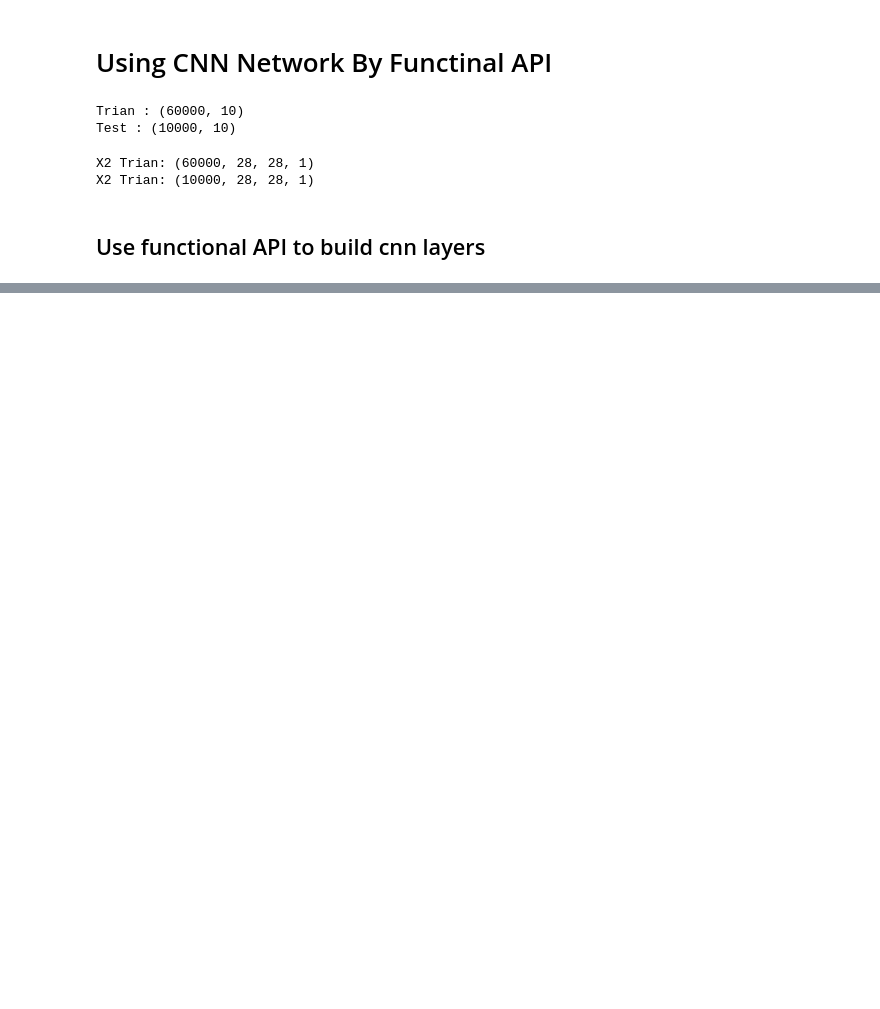
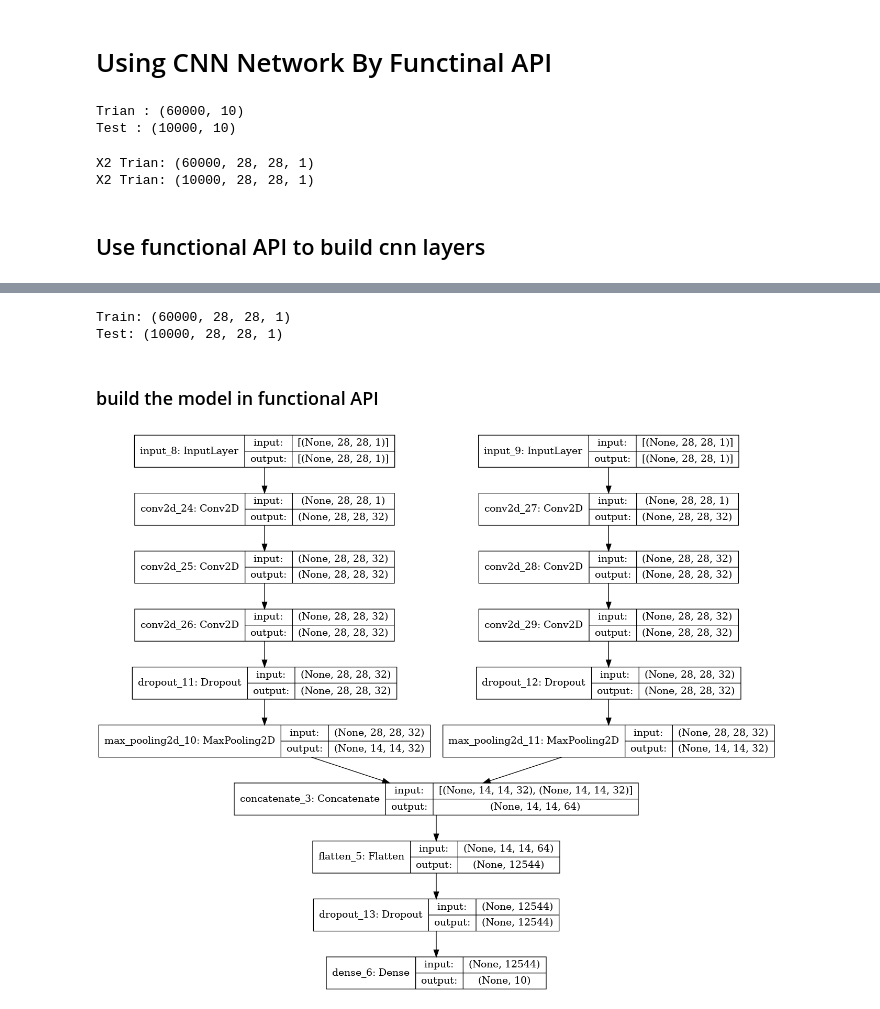
Before and after one commit to mohamedbakrey12/Project-in-Deep-Learning-and-Neural-Networks, a Jupyter notebook: mnist-using-different-models-in-deep-learning.ipynb, the cells around one changed output, grey strips where cells are left out. Saved outputs shown, nothing was run; the diff lists cells and outputs as text; code cells hidden in the pictures; blank space fills up the shorter version.

Commit message:
Kaggle Notebook | MNIST Using Different Models In Deep Learning | Version 11

```diff
--- a/mnist-using-different-models-in-deep-learning.ipynb
+++ b/mnist-using-different-models-in-deep-learning.ipynb
@@ -404,0 +436,6 @@ Test accuracy: 99.2%
+# %%
+print("Train:",x3_train.shape)
+print("Test:",x3_test.shape)
+# %% [output]
+Train: (60000, 28, 28, 1)
+Test: (10000, 28, 28, 1)
@@ -404,0 +449,49 @@ Test accuracy: 99.2%
+# %%
+# left branch of Y network
+left_inputs = Input(shape=input_shape)
+x = left_inputs
+filters = n_filters
+# 3 layers of Conv2D-Dropout-MaxPooling2D
+# number of filters doubles after each layer (32-64-128)
+for i in range(3):
+        x = Conv2D(filters=filters,
+        kernel_size=kernel_size,
+        padding='same',
+        activation='relu')(x)
+
+x = Dropout(dropout)(x)
+x = MaxPooling2D()(x)
+filters *= 2
+
+# right branch of Y network
+right_inputs = Input(shape=input_shape)
+y = right_inputs
+filters = n_filters
+
+# 3 layers of Conv2D-Dropout-MaxPooling2Do
+# number of filters doubles after each layer (32-64-128)
+for i in range(3):
+        y = Conv2D(filters=filters,
+        kernel_size=kernel_size,
+        padding='same',activation='relu',
+        dilation_rate=2)(y)
+y = Dropout(dropout)(y)
+y = MaxPooling2D()(y)
+filters *= 2
+
+# merge left and right branches outputs
+y = concatenate([x, y])
+# feature maps to vector before connecting to Dense
+y = Flatten()(y)
+y = Dropout(dropout)(y)
+outputs = Dense(num_labels, activation='softmax')(y)
+# %% [markdown]
+### build the model in functional API
+# %%
+# build the model in functional API
+model = Model([left_inputs, right_inputs], outputs)
+# %%
+# verify the model using graph
+plot_model(model, to_file='cnn-y-network.png', show_shapes=True)
+# %% [output]
+[figure, added]
```
Also changed, not shown: parts of 25 cells of this notebook.
